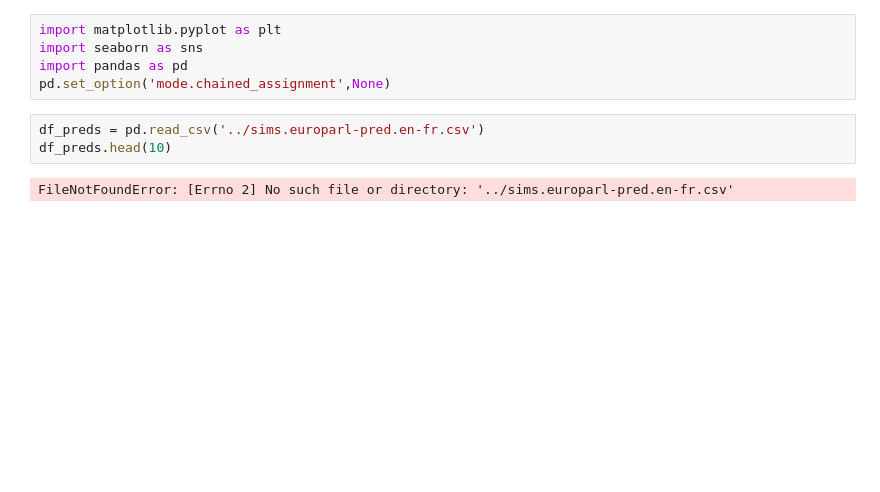
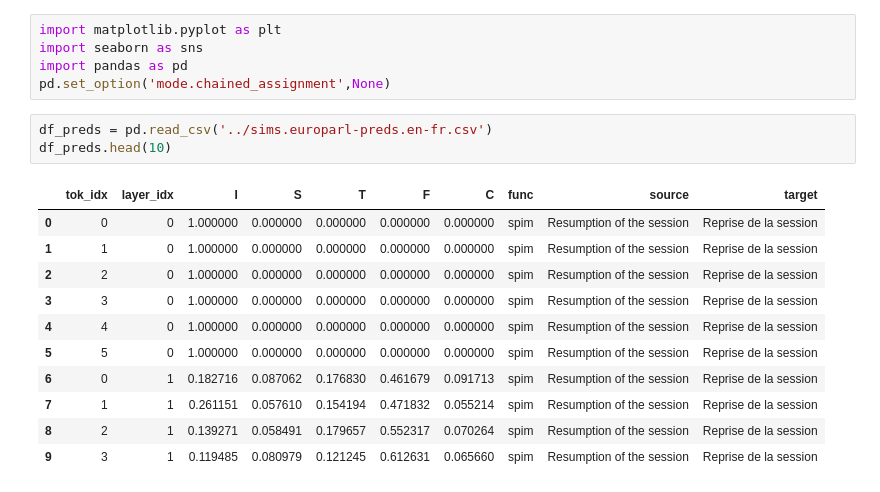
Before and after one commit to TimotheeMickus/seq2seq-splat, a Jupyter notebook: notebooks/vizs.ipynb, the cells around one changed output. Cells and saved outputs as stored; diff of their text form; blank space fills up the shorter version.

```diff
--- a/notebooks/vizs.ipynb
+++ b/notebooks/vizs.ipynb
@@ -4,10 +4,20 @@ import seaborn as sns
 import pandas as pd
 pd.set_option('mode.chained_assignment',None)
 # %%
-df_preds = pd.read_csv('../sims.europarl-pred.en-fr.csv')
+df_preds = pd.read_csv('../sims.europarl-preds.en-fr.csv')
 df_preds.head(10)
 # %% [output]
-FileNotFoundError: [Errno 2] No such file or directory: '../sims.europarl-pred.en-fr.csv'
+|  | tok_idx | layer_idx | I | S | T | F | C | func | source | target |
+| 0 | 0 | 0 | 1.000000 | 0.000000 | 0.000000 | 0.000000 | 0.000000 | spim | Resumption of the session | Reprise de la session |
+| 1 | 1 | 0 | 1.000000 | 0.000000 | 0.000000 | 0.000000 | 0.000000 | spim | Resumption of the session | Reprise de la session |
+| 2 | 2 | 0 | 1.000000 | 0.000000 | 0.000000 | 0.000000 | 0.000000 | spim | Resumption of the session | Reprise de la session |
+| 3 | 3 | 0 | 1.000000 | 0.000000 | 0.000000 | 0.000000 | 0.000000 | spim | Resumption of the session | Reprise de la session |
+| 4 | 4 | 0 | 1.000000 | 0.000000 | 0.000000 | 0.000000 | 0.000000 | spim | Resumption of the session | Reprise de la session |
+| 5 | 5 | 0 | 1.000000 | 0.000000 | 0.000000 | 0.000000 | 0.000000 | spim | Resumption of the session | Reprise de la session |
+| 6 | 0 | 1 | 0.182716 | 0.087062 | 0.176830 | 0.461679 | 0.091713 | spim | Resumption of the session | Reprise de la session |
+| 7 | 1 | 1 | 0.261151 | 0.057610 | 0.154194 | 0.471832 | 0.055214 | spim | Resumption of the session | Reprise de la session |
+| 8 | 2 | 1 | 0.139271 | 0.058491 | 0.179657 | 0.552317 | 0.070264 | spim | Resumption of the session | Reprise de la session |
+| 9 | 3 | 1 | 0.119485 | 0.080979 | 0.121245 | 0.612631 | 0.065660 | spim | Resumption of the session | Reprise de la session |
 # %%
 sub_dfs_preds = []
 for term in 'ISTFC':
```
Also changed, not shown: parts of 12 cells of this notebook.
